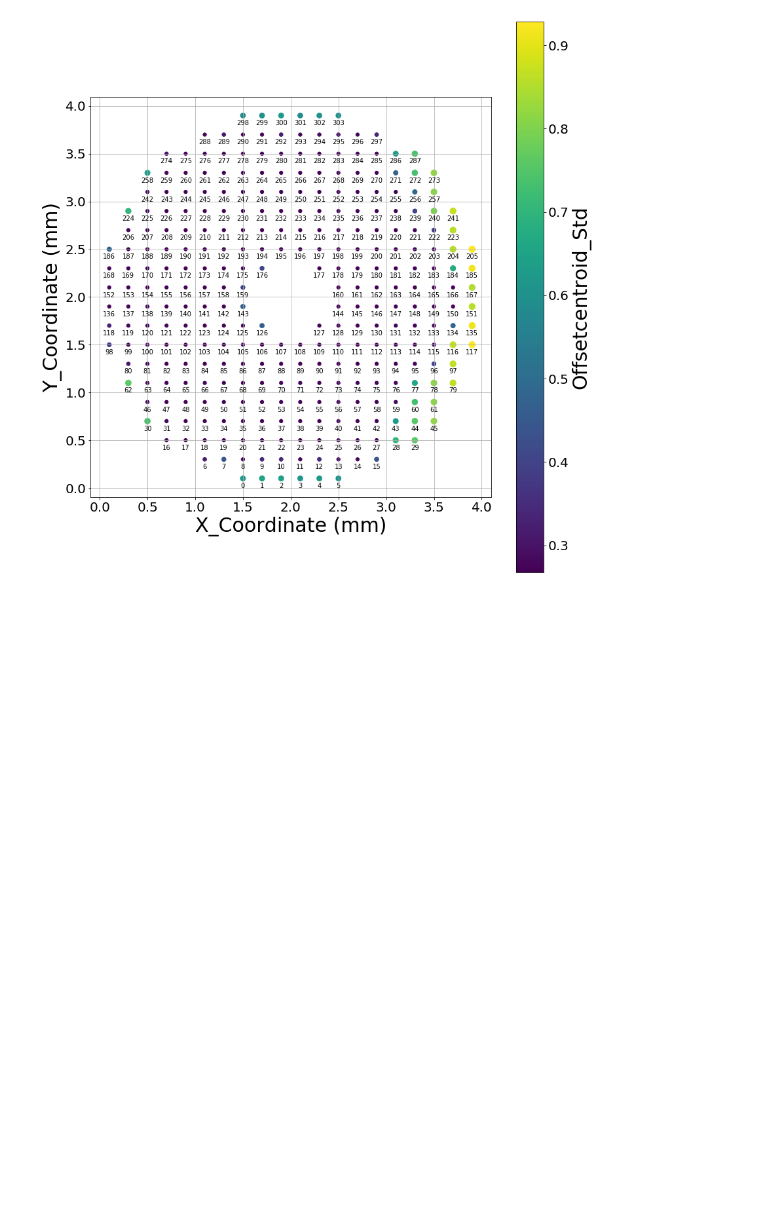
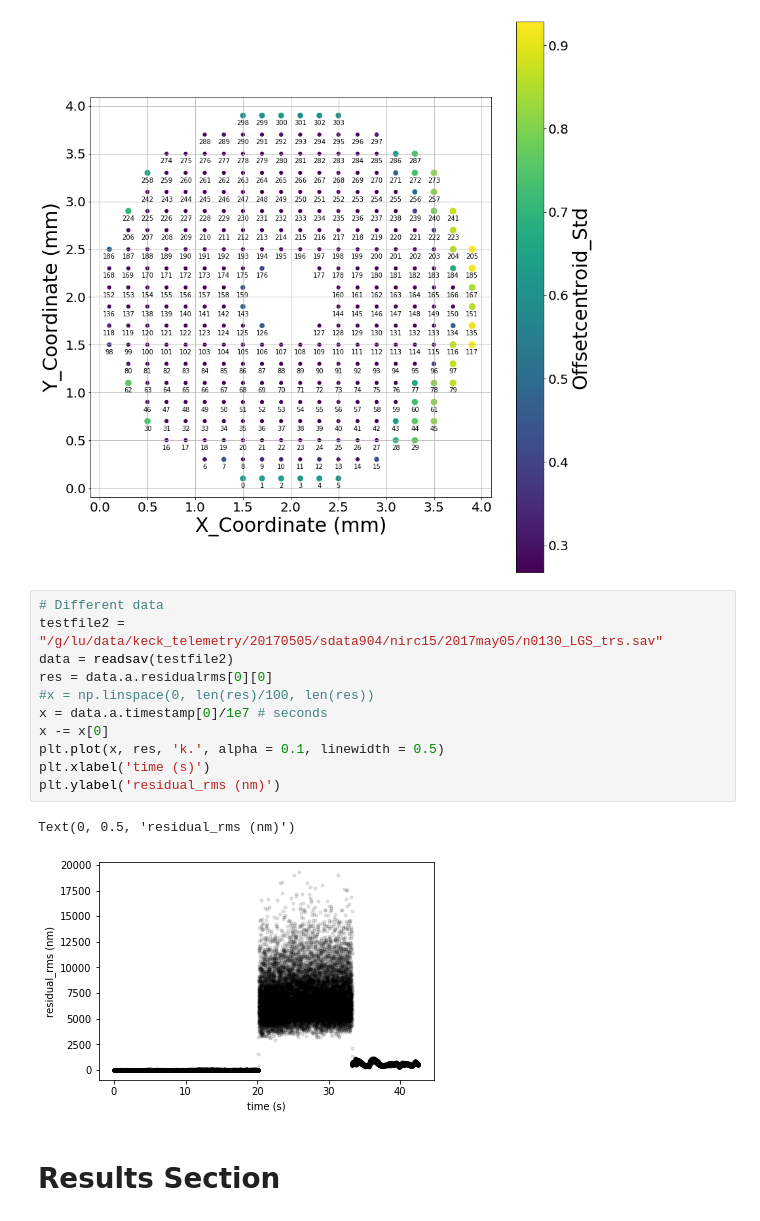
Before and after one commit to eramey16/berkeley_research, a Jupyter notebook: Keck_Performance/Analyzing_Long_Term_Performance.ipynb, the cells around one changed output. Drawn from its saved outputs; the diff is of its cells as text; blank space fills up the shorter version.

```diff
--- a/Keck_Performance/Analyzing_Long_Term_Performance.ipynb
+++ b/Keck_Performance/Analyzing_Long_Term_Performance.ipynb
@@ -228,3 +328,19 @@ plt.grid()
 plt.show()
 # %% [output]
 [figure]
+# %%
+# Different data
+testfile2 = "/g/lu/data/keck_telemetry/20170505/sdata904/nirc15/2017may05/n0130_LGS_trs.sav"
+data = readsav(testfile2)
+res = data.a.residualrms[0][0]
+#x = np.linspace(0, len(res)/100, len(res))
+x = data.a.timestamp[0]/1e7 # seconds
+x -= x[0]
+plt.plot(x, res, 'k.', alpha = 0.1, linewidth = 0.5)
+plt.xlabel('time (s)')
+plt.ylabel('residual_rms (nm)')
+# %% [output]
+Text(0, 0.5, 'residual_rms (nm)')
+[figure, added]
+# %% [markdown]
+# Results Section
```
Also changed, not shown: parts of 14 cells of this notebook, 20 other files.
